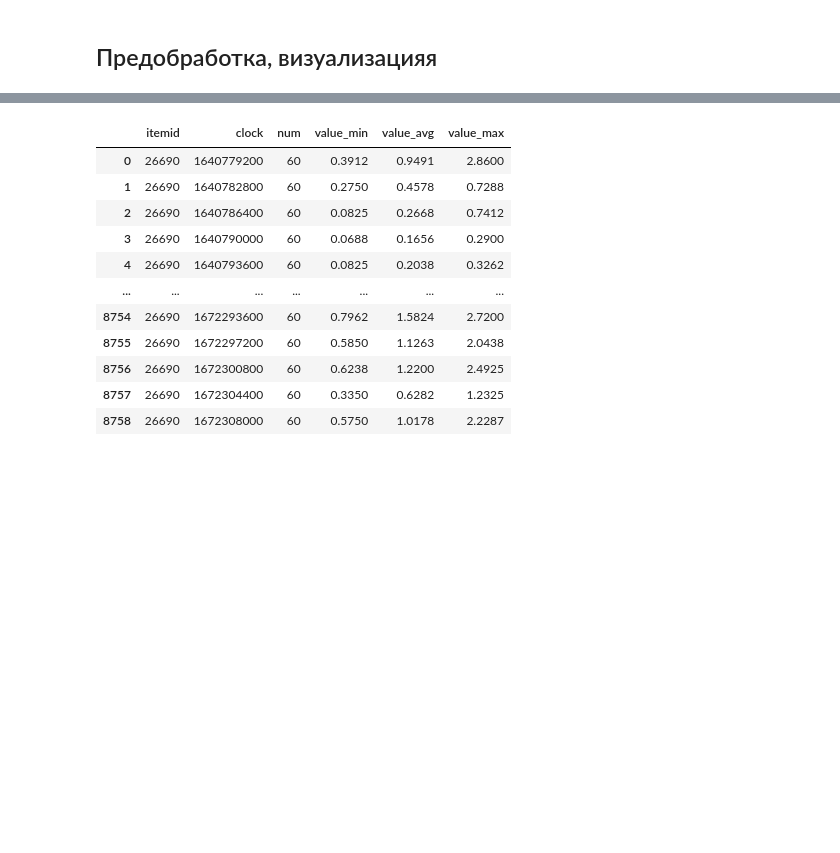
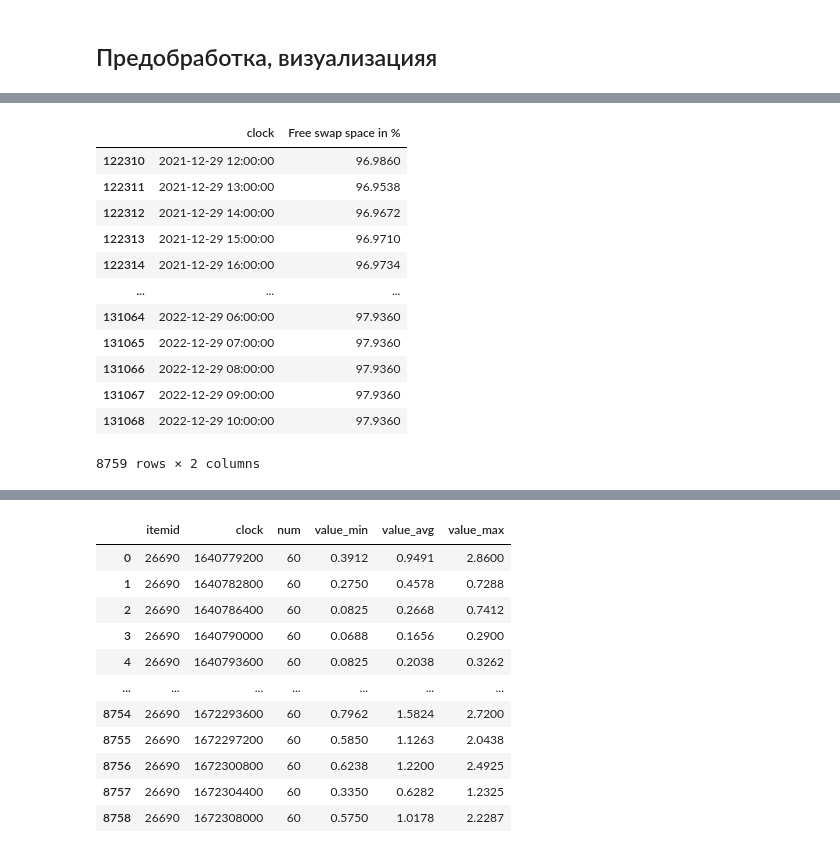
Before and after one commit to imilore-team/time_series, a Jupyter notebook: test.ipynb, the cells around one changed output, grey strips where cells are left out. Cells and saved outputs as stored; diff of their text form; code cells hidden in the pictures; blank space fills up the shorter version.

```diff
--- a/test.ipynb
+++ b/test.ipynb
@@ -58,0 +77,21 @@ warnings.filterwarnings("ignore") # `do not disturbe` mode
+# %%
+params = list(set(df["itemid"]))
+base_df = df[df.itemid == params[0]].drop(columns=["num", "value_min", "value_max", "hostid", "host", "itemid.1",
+                                                   "units", "key_", "description", "itemid"])
+base_df.rename(columns={"value_avg": list(base_df["name"])[0]}, inplace=True)
+base_df = base_df.drop(columns=["name"])
+base_df
+# %% [output]
+|  | clock | Free swap space in % |
+| 122310 | 2021-12-29 12:00:00 | 96.9860 |
+| 122311 | 2021-12-29 13:00:00 | 96.9538 |
+| 122312 | 2021-12-29 14:00:00 | 96.9672 |
+| 122313 | 2021-12-29 15:00:00 | 96.9710 |
+| 122314 | 2021-12-29 16:00:00 | 96.9734 |
+| ... | ... | ... |
+| 131064 | 2022-12-29 06:00:00 | 97.9360 |
+| 131065 | 2022-12-29 07:00:00 | 97.9360 |
+| 131066 | 2022-12-29 08:00:00 | 97.9360 |
+| 131067 | 2022-12-29 09:00:00 | 97.9360 |
+| 131068 | 2022-12-29 10:00:00 | 97.9360 |
+8759 rows × 2 columns
```
Also changed, not shown: parts of 8 cells of this notebook, 2 other files.
